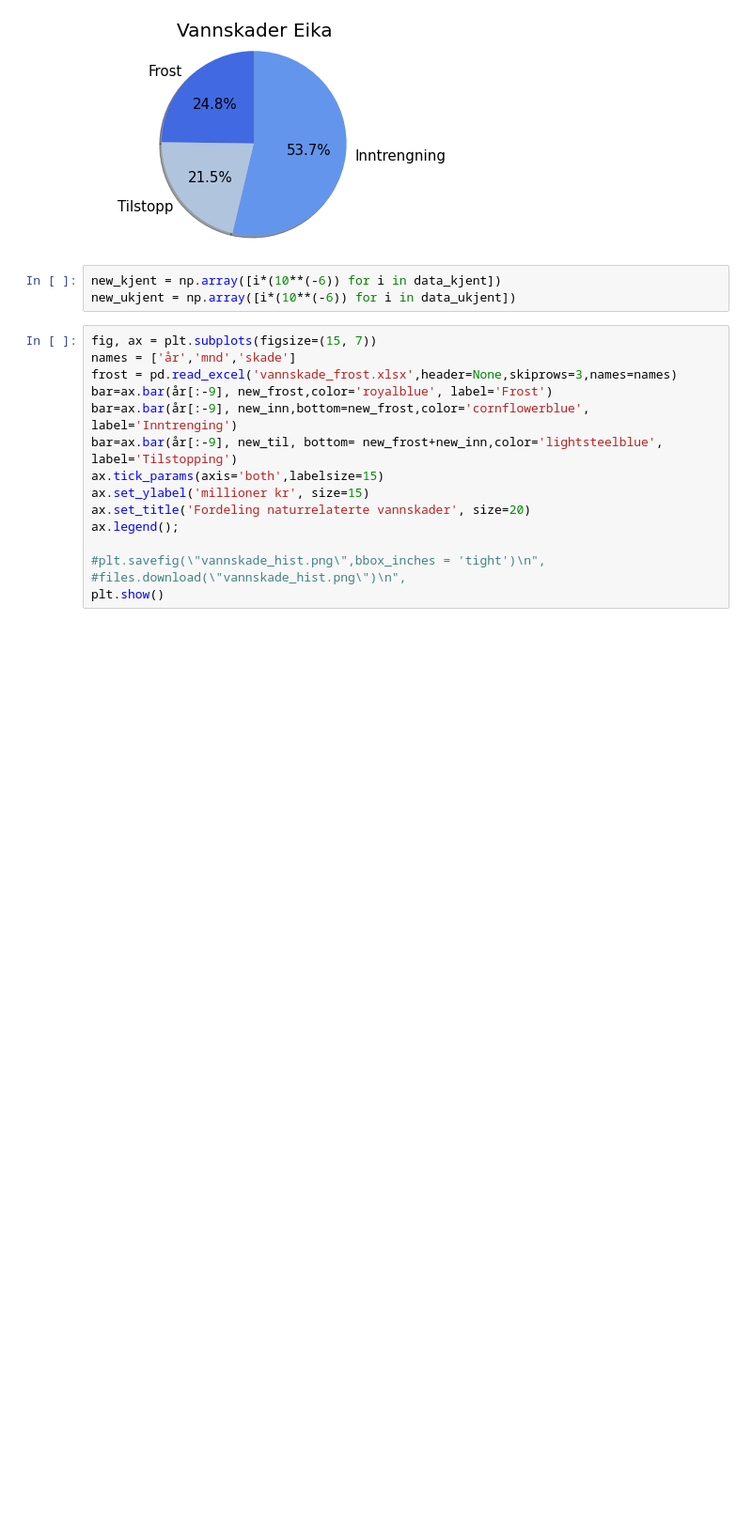
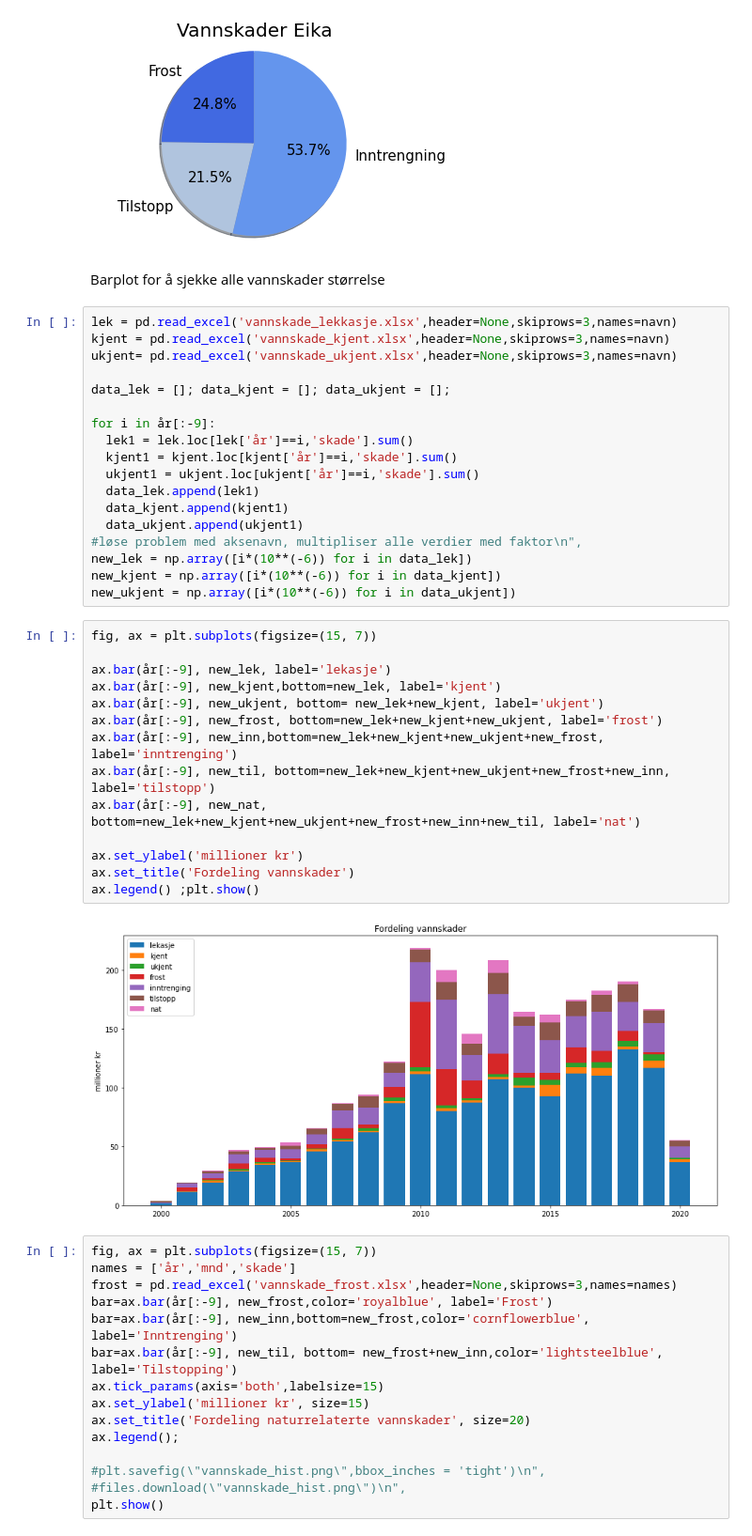
Before and after one commit to eirikngard/Eika, a Jupyter notebook: vannskade2.ipynb, the cells around one changed output. Shown at 94% size. Cells and saved outputs as stored; diff of their text form; blank space fills up the shorter version.

```diff
--- a/vannskade2.ipynb
+++ b/vannskade2.ipynb
@@ -118,9 +118,42 @@ ax1.set_title('Vannskader Eika',size=20)
 plt.show()
 # %% [output]
 [figure]
-# %%
-new_kjent = np.array([i*(10**(-6)) for i in data_kjent])
-new_ukjent = np.array([i*(10**(-6)) for i in data_ukjent])
+# %% [markdown]
+Barplot for å sjekke alle vannskader størrelse
+# %%
+lek = pd.read_excel('vannskade_lekkasje.xlsx',header=None,skiprows=3,names=navn)
+kjent = pd.read_excel('vannskade_kjent.xlsx',header=None,skiprows=3,names=navn)
+ukjent= pd.read_excel('vannskade_ukjent.xlsx',header=None,skiprows=3,names=navn)
+
+data_lek = []; data_kjent = []; data_ukjent = [];
+
+for i in år[:-9]:
+  lek1 = lek.loc[lek['år']==i,'skade'].sum()
+  kjent1 = kjent.loc[kjent['år']==i,'skade'].sum()
+  ukjent1 = ukjent.loc[ukjent['år']==i,'skade'].sum()
+  data_lek.append(lek1)
+  data_kjent.append(kjent1)
+  data_ukjent.append(ukjent1)
+#løse problem med aksenavn, multipliser alle verdier med faktor\n",
+new_lek = np.array([i*(10**(-6)) for i in data_lek])
+new_kjent = np.array([i*(10**(-6)) for i in data_kjent])
+new_ukjent = np.array([i*(10**(-6)) for i in data_ukjent])
+# %%
+fig, ax = plt.subplots(figsize=(15, 7))
+
+ax.bar(år[:-9], new_lek, label='lekasje')
+ax.bar(år[:-9], new_kjent,bottom=new_lek, label='kjent')
+ax.bar(år[:-9], new_ukjent, bottom= new_lek+new_kjent, label='ukjent')
+ax.bar(år[:-9], new_frost, bottom=new_lek+new_kjent+new_ukjent, label='frost')
+ax.bar(år[:-9], new_inn,bottom=new_lek+new_kjent+new_ukjent+new_frost, label='inntrenging')
+ax.bar(år[:-9], new_til, bottom=new_lek+new_kjent+new_ukjent+new_frost+new_inn, label='tilstopp')
+ax.bar(år[:-9], new_nat, bottom=new_lek+new_kjent+new_ukjent+new_frost+new_inn+new_til, label='nat')
+
+ax.set_ylabel('millioner kr')
+ax.set_title('Fordeling vannskader')
+ax.legend() ;plt.show()
+# %% [output]
+[figure, added]
 # %%
 fig, ax = plt.subplots(figsize=(15, 7))
 names = ['år','mnd','skade']
```
